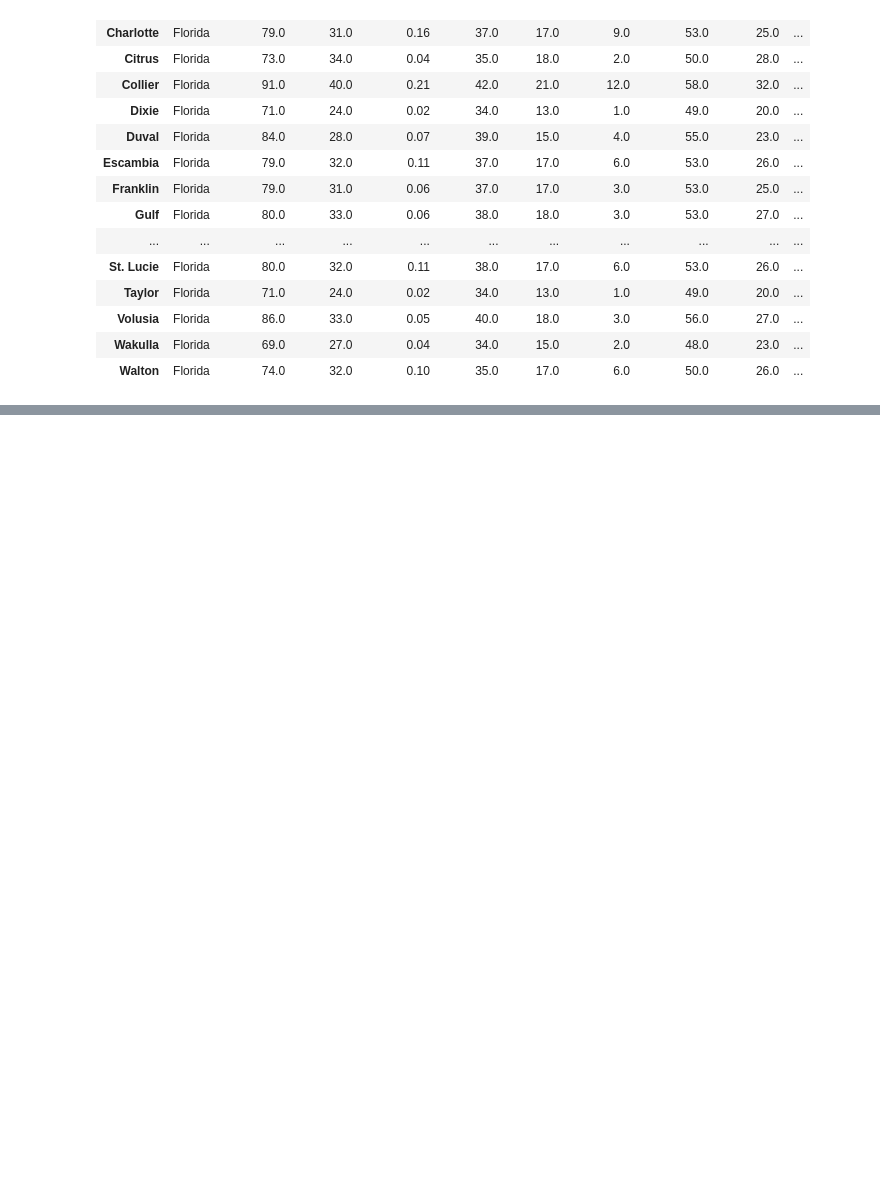
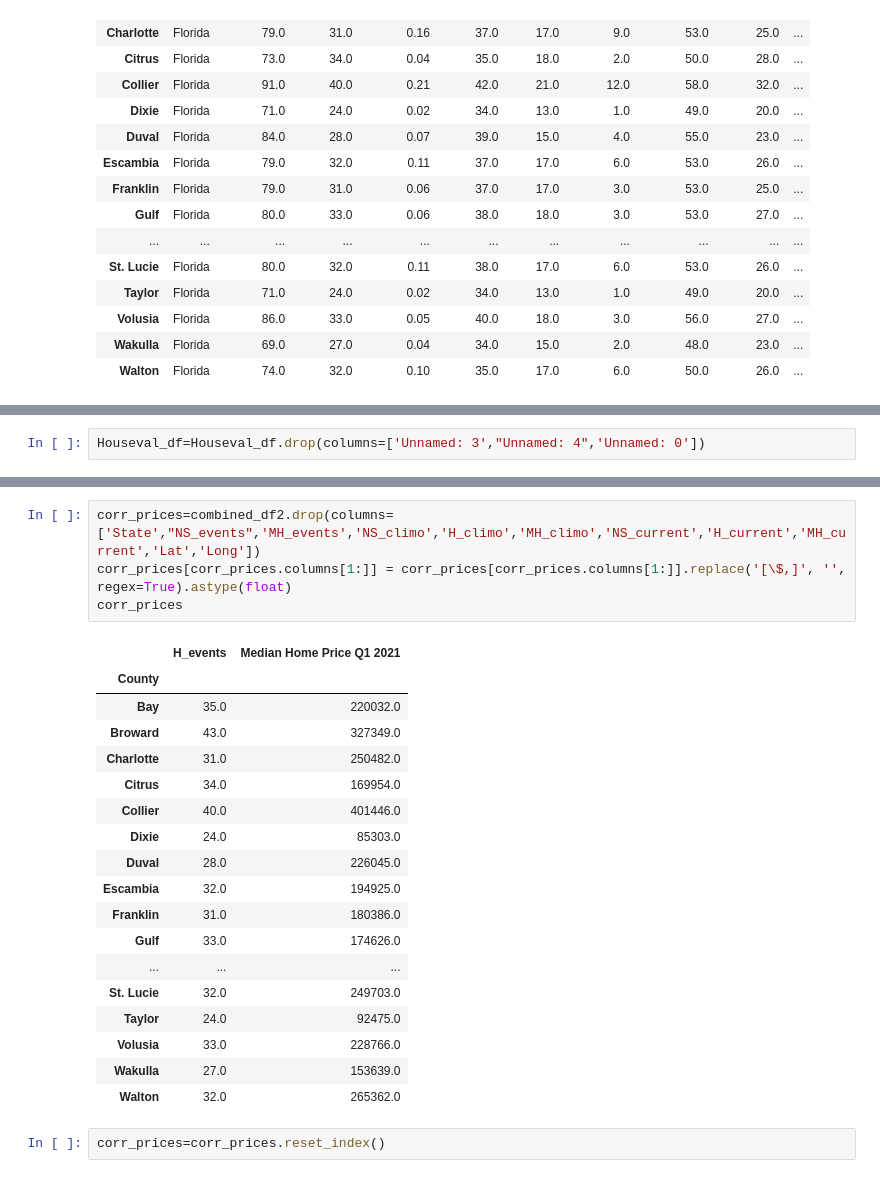
Before and after one commit to FN-1337/Hurricane_Landfall, a Jupyter notebook: cleaning.ipynb, the cells around one changed output, grey strips where cells are left out. Cells and saved outputs as stored; diff of their text form; blank space fills up the shorter version.

```diff
--- a/cleaning.ipynb
+++ b/cleaning.ipynb
@@ -135,0 +157,2 @@ map.show()
+# %%
+Houseval_df=Houseval_df.drop(columns=['Unnamed: 3',"Unnamed: 4",'Unnamed: 0'])
@@ -135,0 +198,25 @@ map.show()
+# %%
+corr_prices=combined_df2.drop(columns=['State',"NS_events",'MH_events','NS_climo','H_climo','MH_climo','NS_current','H_current','MH_current','Lat','Long'])
+corr_prices[corr_prices.columns[1:]] = corr_prices[corr_prices.columns[1:]].replace('[\$,]', '', regex=True).astype(float)
+corr_prices
+# %% [output]
+|  | H_events | Median Home Price Q1 2021 |
+| County |  |  |
+| Bay | 35.0 | 220032.0 |
+| Broward | 43.0 | 327349.0 |
+| Charlotte | 31.0 | 250482.0 |
+| Citrus | 34.0 | 169954.0 |
+| Collier | 40.0 | 401446.0 |
+| Dixie | 24.0 | 85303.0 |
+| Duval | 28.0 | 226045.0 |
+| Escambia | 32.0 | 194925.0 |
+| Franklin | 31.0 | 180386.0 |
+| Gulf | 33.0 | 174626.0 |
+| ... | ... | ... |
+| St. Lucie | 32.0 | 249703.0 |
+| Taylor | 24.0 | 92475.0 |
+| Volusia | 33.0 | 228766.0 |
+| Wakulla | 27.0 | 153639.0 |
+| Walton | 32.0 | 265362.0 |
+# %%
+corr_prices=corr_prices.reset_index()
```
Also changed, not shown: parts of 8 cells of this notebook, 1 other file.
